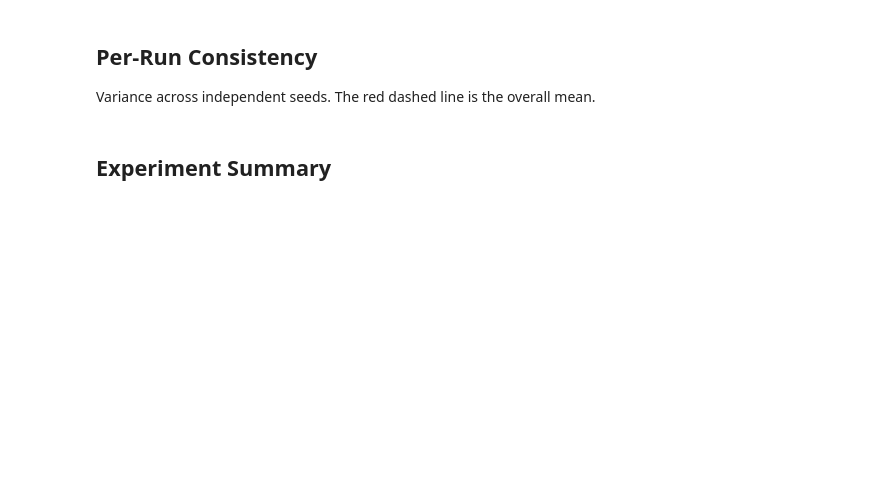
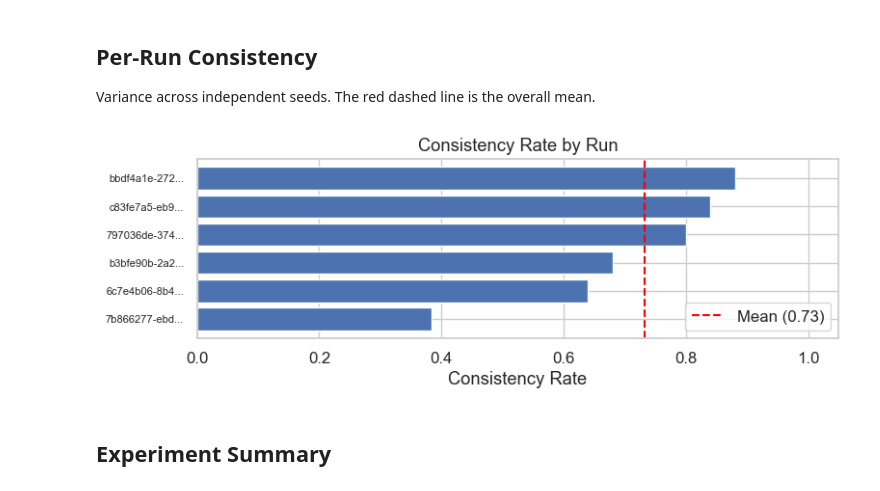
Before and after one commit to DynamicalSystemsGroup/ssfb-eval-demo, a Jupyter notebook: analysis.ipynb, the cells around one changed output. Drawn from its saved outputs; the diff is of its cells as text; code cells hidden in the pictures; blank space fills up the shorter version.

Commit message:
include trajectories

```diff
--- a/analysis.ipynb
+++ b/analysis.ipynb
@@ -27,6 +27,10 @@ SCENARIO_IRI = "http://example.org/scenario/measles_epidemic/"
 SIMILARITY_THRESHOLD = 1.0   # 1.0 = exact only, 0.65 = fuzzy
 MODEL = None                  # None = use default (llama3.2:1b)
 
+# --- Set this to load a previous experiment instead of running a new one ---
+# Example: LOAD_EXPERIMENT = "trajectories/notebook_run"
+LOAD_EXPERIMENT = None        # None = run new experiment
+
 # --- Plot style ---
 sns.set_theme(style="whitegrid", font_scale=1.1)
 TYPE_COLORS = {"CM": "#4C72B0", "PR": "#DD8452", "DJ": "#55A868"}
@@ -72,7 +84,7 @@ Run 1/5: c83fe7a5-eb95-4cbe-ad4f-825c52bf3207
 
 Re-score all trajectories and build the evaluation DataFrame.
 # %%
-evaluator = EvaluationLayer(OUTPUT_DIR, questions)
+evaluator = EvaluationLayer(experiment_dir, questions)
 df = evaluator.build_dataframe()
 
 q_summary = evaluator.summary_by_question(df)
@@ -81,6 +93,7 @@ pos_summary = evaluator.summary_by_position(df)
 run_summary = evaluator.summary_by_run(df)
 exp = evaluator.experiment_summary(df)
 
+print(f"Experiment: {experiment_dir}")
 print(f"Total turns: {exp['total_turns']}")
 print(f"Runs: {exp['n_runs']}  |  Questions: {exp['n_questions']}")
 print(f"Parse rate: {exp['parse_rate']:.1%}")
@@ -185,25 +208,20 @@ else:
 
 Variance across independent seeds. The red dashed line is the overall mean.
 # %%
-# Build run summary with seed for ordering
-run_seed = df.groupby("run_id")["seed"].first()
-run_summary_ordered = run_summary.copy()
-run_summary_ordered["seed"] = run_seed
-run_summary_ordered = run_summary_ordered.sort_values("seed")
-
-fig, ax = plt.subplots(figsize=(8, max(3, len(run_summary_ordered) * 0.5)))
-y_labels = [f"seed={int(s)}" for s in run_summary_ordered["seed"]]
-bars = ax.barh(range(len(run_summary_ordered)), run_summary_ordered["consistency_rate"], color="#4C72B0")
-ax.set_yticks(range(len(run_summary_ordered)))
-ax.set_yticklabels(y_labels, fontsize=9)
+fig, ax = plt.subplots(figsize=(8, max(3, len(run_summary) * 0.4)))
+run_sorted = run_summary.sort_values("consistency_rate")
+ax.barh(range(len(run_sorted)), run_sorted["consistency_rate"], color="#4C72B0")
+ax.set_yticks(range(len(run_sorted)))
+ax.set_yticklabels([r[:12] + "..." for r in run_sorted.index], fontsize=8)
 ax.set_xlabel("Consistency Rate")
 ax.set_xlim(0, 1.05)
-ax.set_title("Consistency Rate by Run (ordered by seed)")
-ax.axvline(exp["consistency_rate"], color="red", linestyle="--", linewidth=1.5,
-           label=f"Mean ({exp['consistency_rate']:.2f})")
+ax.set_title("Consistency Rate by Run")
+ax.axvline(exp["consistency_rate"], color="red", linestyle="--", linewidth=1.5, label=f"Mean ({exp['consistency_rate']:.2f})")
 ax.legend()
 plt.tight_layout()
 plt.show()
+# %% [output]
+[figure, added]
 # %% [markdown]
 ## Experiment Summary
 # %%
```
Also changed, not shown: parts of 8 cells of this notebook, 7 other files.
